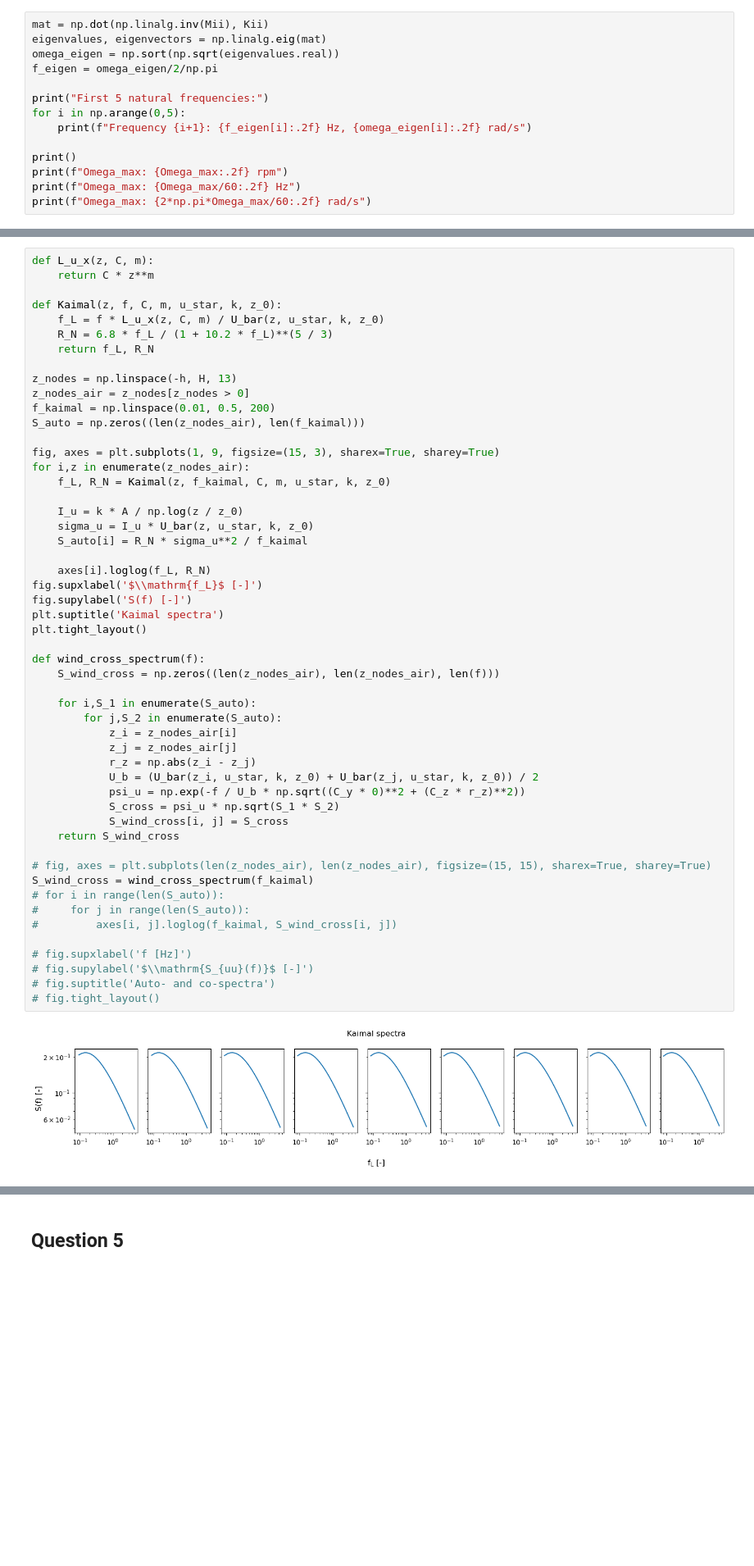
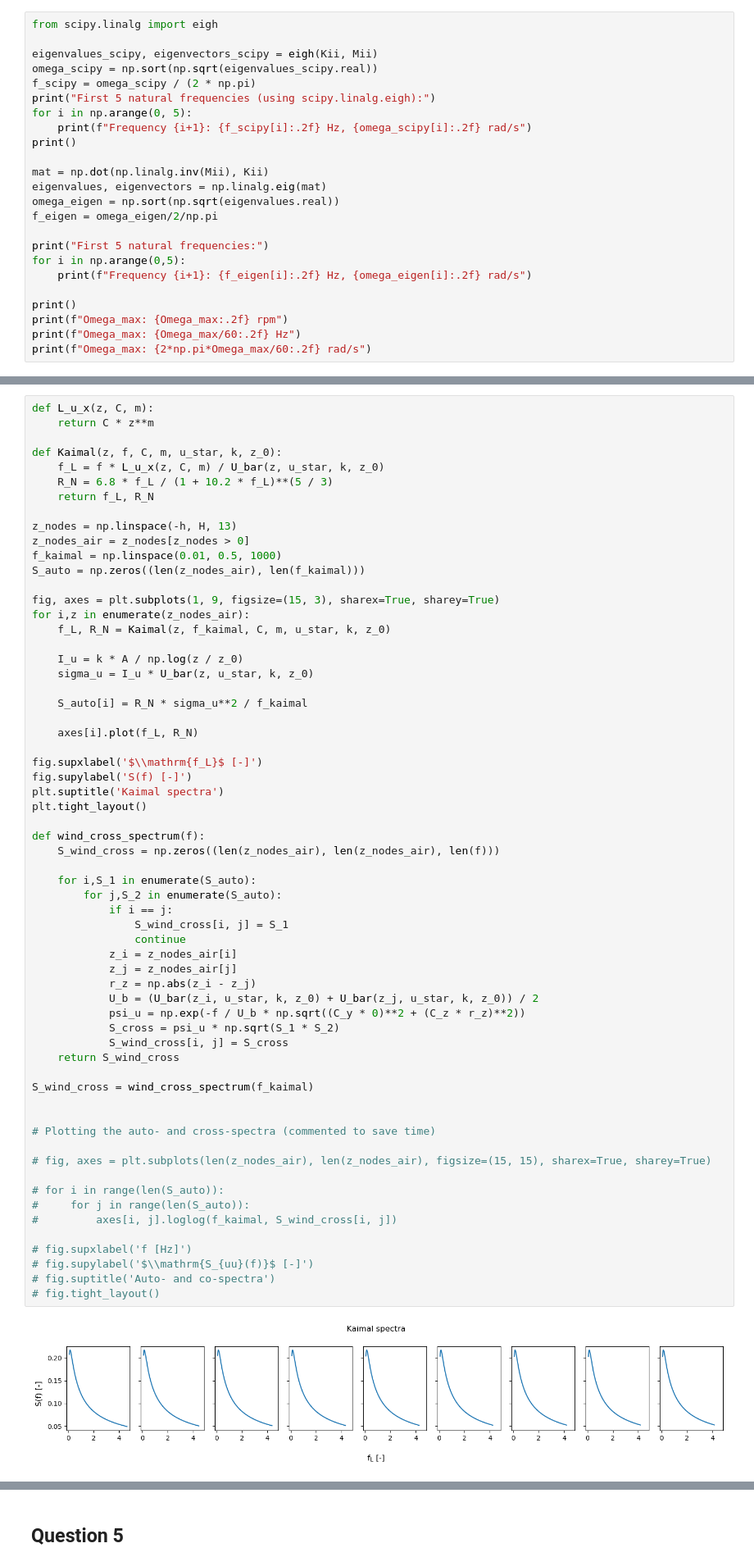
Before and after one commit to Lymone96/CIEM5220-Group2, a Jupyter notebook: 2_WW/WW_Assignment (Question 1-4).ipynb, the cells around one changed output, grey strips where cells are left out. Shown at 82% size. Saved outputs shown, nothing was run; the diff lists cells and outputs as text; blank space fills up the shorter version.

```diff
--- a/2_WW/WW_Assignment (Question 1-4).ipynb
+++ b/2_WW/WW_Assignment (Question 1-4).ipynb
@@ -226,6 +235,16 @@ array([[ 1.16666667e+02, -4.54747351e-13,  1.16666667e+02,
 # %% [markdown]
 ### Step 2: Find Natural Frequencies
 # %%
+from scipy.linalg import eigh
+
+eigenvalues_scipy, eigenvectors_scipy = eigh(Kii, Mii)
+omega_scipy = np.sort(np.sqrt(eigenvalues_scipy.real))
+f_scipy = omega_scipy / (2 * np.pi)
+print("First 5 natural frequencies (using scipy.linalg.eigh):")
+for i in np.arange(0, 5):
+    print(f"Frequency {i+1}: {f_scipy[i]:.2f} Hz, {omega_scipy[i]:.2f} rad/s")
+print()
+
 mat = np.dot(np.linalg.inv(Mii), Kii)
 eigenvalues, eigenvectors = np.linalg.eig(mat)
 omega_eigen = np.sort(np.sqrt(eigenvalues.real))
@@ -375,7 +401,7 @@ def Kaimal(z, f, C, m, u_star, k, z_0):
 
 z_nodes = np.linspace(-h, H, 13)
 z_nodes_air = z_nodes[z_nodes > 0]
-f_kaimal = np.linspace(0.01, 0.5, 200)
+f_kaimal = np.linspace(0.01, 0.5, 1000)
 S_auto = np.zeros((len(z_nodes_air), len(f_kaimal)))
 
 fig, axes = plt.subplots(1, 9, figsize=(15, 3), sharex=True, sharey=True)
@@ -384,40 +410,50 @@ for i,z in enumerate(z_nodes_air):
 
     I_u = k * A / np.log(z / z_0)
     sigma_u = I_u * U_bar(z, u_star, k, z_0)
+
     S_auto[i] = R_N * sigma_u**2 / f_kaimal
 
-    axes[i].loglog(f_L, R_N)
+    axes[i].plot(f_L, R_N)
+
 fig.supxlabel('$\\mathrm{f_L}$ [-]')
 fig.supylabel('S(f) [-]')
 plt.suptitle('Kaimal spectra')
 plt.tight_layout()
 
 def wind_cross_spectrum(f):
     S_wind_cross = np.zeros((len(z_nodes_air), len(z_nodes_air), len(f)))
 
     for i,S_1 in enumerate(S_auto):
         for j,S_2 in enumerate(S_auto):
+            if i == j:
+                S_wind_cross[i, j] = S_1
+                continue
             z_i = z_nodes_air[i]
             z_j = z_nodes_air[j]
             r_z = np.abs(z_i - z_j)
             U_b = (U_bar(z_i, u_star, k, z_0) + U_bar(z_j, u_star, k, z_0)) / 2
             psi_u = np.exp(-f / U_b * np.sqrt((C_y * 0)**2 + (C_z * r_z)**2))
             S_cross = psi_u * np.sqrt(S_1 * S_2)
             S_wind_cross[i, j] = S_cross
     return S_wind_cross
 
+S_wind_cross = wind_cross_spectrum(f_kaimal)
+
+
+# Plotting the auto- and cross-spectra (commented to save time)
+
 # fig, axes = plt.subplots(len(z_nodes_air), len(z_nodes_air), figsize=(15, 15), sharex=True, sharey=True)
-S_wind_cross = wind_cross_spectrum(f_kaimal)
+
 # for i in range(len(S_auto)):
 #     for j in range(len(S_auto)):
 #         axes[i, j].loglog(f_kaimal, S_wind_cross[i, j])
 
 # fig.supxlabel('f [Hz]')
 # fig.supylabel('$\\mathrm{S_{uu}(f)}$ [-]')
 # fig.suptitle('Auto- and co-spectra')
 # fig.tight_layout()
 # %% [output]
-[figure, old version]
+[figure, new version]
 # %%
 #Load case 1: resonance response
 f_p_1 = f_eigen[0]
```
Also changed, not shown: parts of 24 cells of this notebook, 1 other file.
